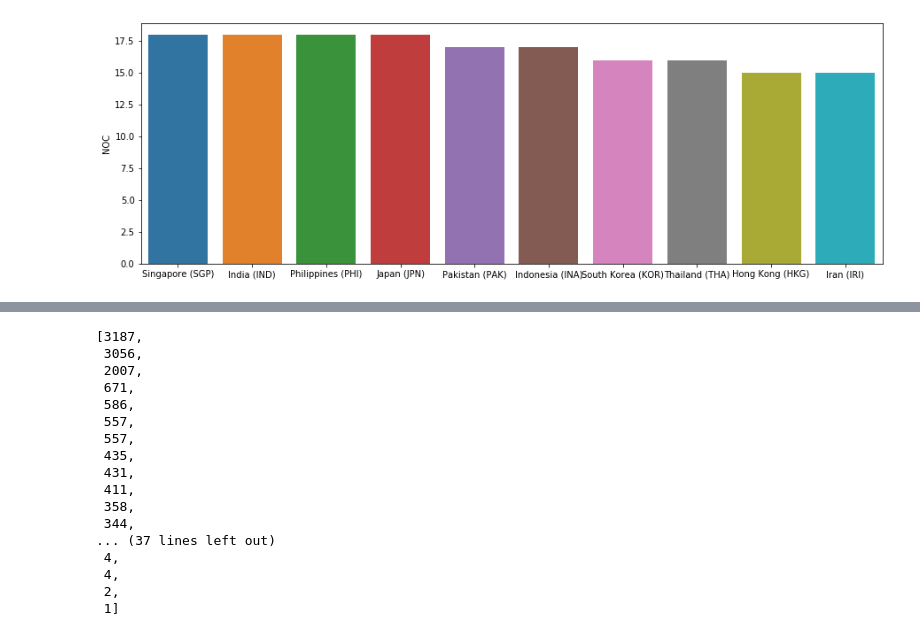
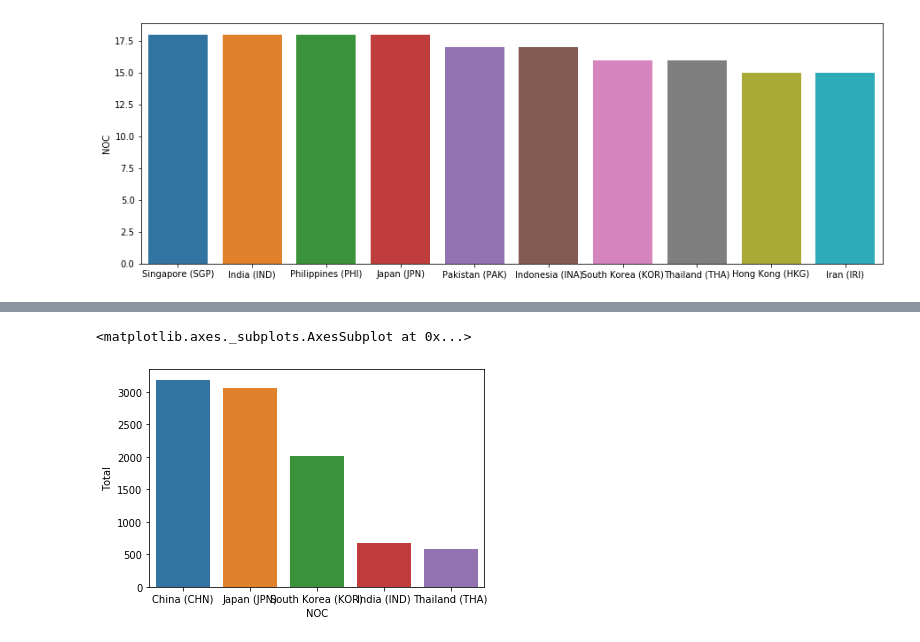
Before and after one commit to Intraraksa/ML-projects, a Jupyter notebook: Asian_game.ipynb, the cells around one changed output, grey strips where cells are left out. Cells and saved outputs as stored; diff of their text form; code cells hidden in the pictures.

```diff
--- a/Asian_game.ipynb
+++ b/Asian_game.ipynb
@@ -72,5 +72,6 @@ sns.barplot(x = joined.head(10).index,y = joined.head(10))
 [figure]
 # %%
 #Investigate for each
-data.groupby('NOC').sum()
+sum_medal = data.groupby('NOC').sum()
+print(sum_medal)
 # %% [output]
@@ -99,20 +95,6 @@ b = a['Total'].values
-# %%
-sorted(b , reverse = True)
-# %% [output]
-[3187,
- 3056,
- 2007,
- 671,
- 586,
- 557,
- 557,
- 435,
- 431,
- 411,
- 358,
- 344,
-... (37 lines left out)
- 4,
- 4,
- 2,
- 1]
+# %%
+sortby_total = sum_medal.sort_values(by = ['Total'],ascending= False)
+sns.barplot(x = sortby_total.head(5).index , y = sortby_total['Total'].head(5))
+# %% [output]
+<matplotlib.axes._subplots.AxesSubplot at 0x...>
+[figure, added]
```
Also changed, not shown: parts of 5 cells of this notebook.
